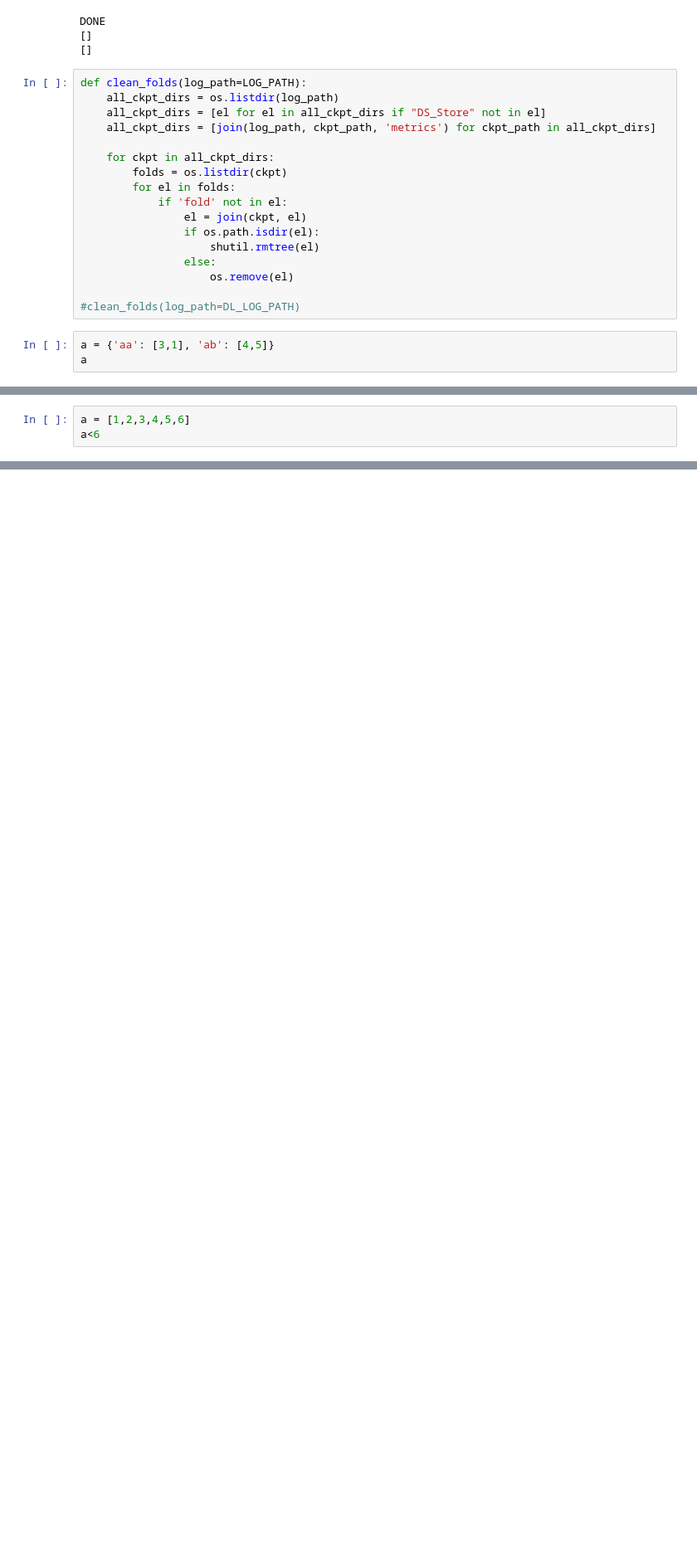
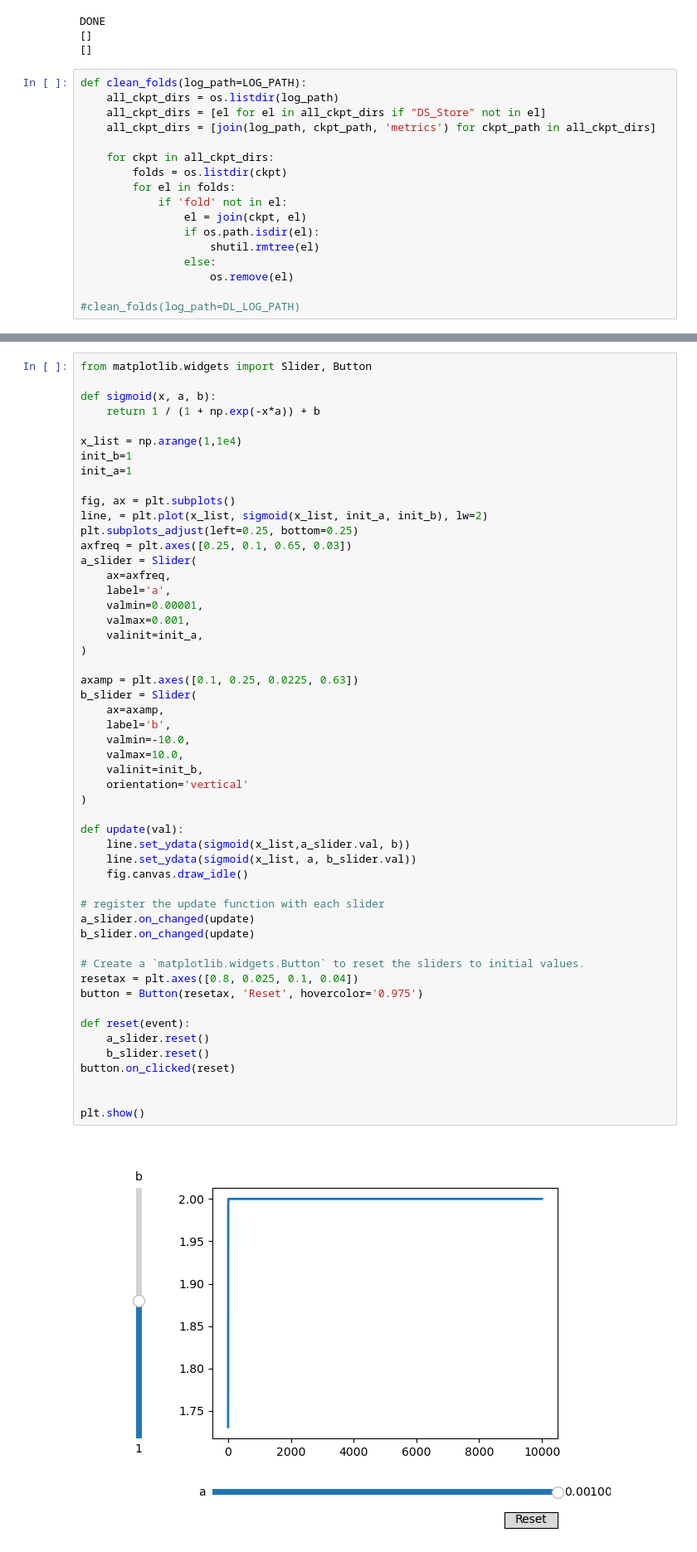
Before and after one commit to jeromel05/Ultrametric-benchmark-v2, a Jupyter notebook: notebooks/postprocessing_metrics.ipynb, the cells around one changed output, grey strips where cells are left out. Shown: that part at 83% size. Cells and saved outputs as stored; diff of their text form; blank space fills up the shorter version.

```diff
--- a/notebooks/postprocessing_metrics.ipynb
+++ b/notebooks/postprocessing_metrics.ipynb
@@ -572,6 +660,3 @@ def clean_folds(log_path=LOG_PATH):
                     os.remove(el)
 
 #clean_folds(log_path=DL_LOG_PATH)
-# %%
-a = {'aa': [3,1], 'ab': [4,5]}
-a
@@ -584,3 +662,0 @@ a
-# %%
-a = [1,2,3,4,5,6]
-a<6
@@ -588,0 +663,54 @@ TypeError: '<' not supported between instances of 'list' and 'int'
+# %%
+from matplotlib.widgets import Slider, Button
+
+def sigmoid(x, a, b):
+    return 1 / (1 + np.exp(-x*a)) + b
+
+x_list = np.arange(1,1e4)
+init_b=1
+init_a=1
+
+fig, ax = plt.subplots()
+line, = plt.plot(x_list, sigmoid(x_list, init_a, init_b), lw=2)
+plt.subplots_adjust(left=0.25, bottom=0.25)
+axfreq = plt.axes([0.25, 0.1, 0.65, 0.03])
+a_slider = Slider(
+    ax=axfreq,
+    label='a',
+    valmin=0.00001,
+    valmax=0.001,
+    valinit=init_a,
+)
+
+axamp = plt.axes([0.1, 0.25, 0.0225, 0.63])
+b_slider = Slider(
+    ax=axamp,
+    label='b',
+    valmin=-10.0,
+    valmax=10.0,
+    valinit=init_b,
+    orientation='vertical'
+)
+
+def update(val):
+    line.set_ydata(sigmoid(x_list,a_slider.val, b))
+    line.set_ydata(sigmoid(x_list, a, b_slider.val))
+    fig.canvas.draw_idle()
+
+# register the update function with each slider
+a_slider.on_changed(update)
+b_slider.on_changed(update)
+
+# Create a `matplotlib.widgets.Button` to reset the sliders to initial values.
+resetax = plt.axes([0.8, 0.025, 0.1, 0.04])
+button = Button(resetax, 'Reset', hovercolor='0.975')
+
+def reset(event):
+    a_slider.reset()
+    b_slider.reset()
+button.on_clicked(reset)
+
+
+plt.show()
+# %% [output]
+[figure, added]
```
Also changed, not shown: parts of 11 cells of this notebook, 4 other files.
